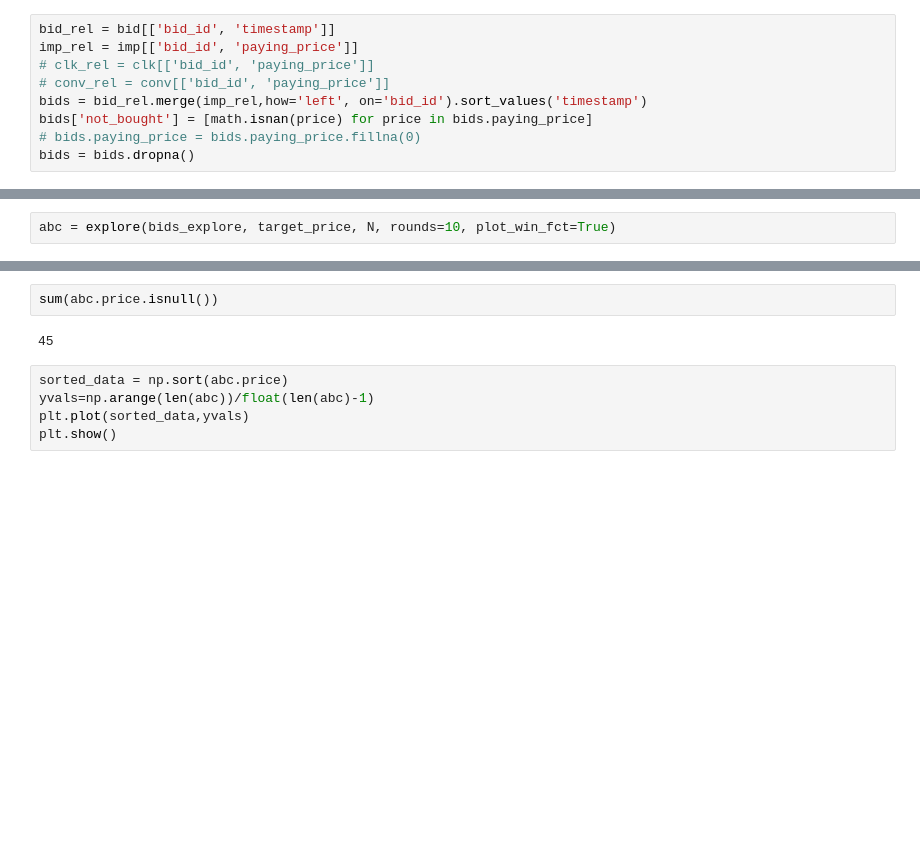
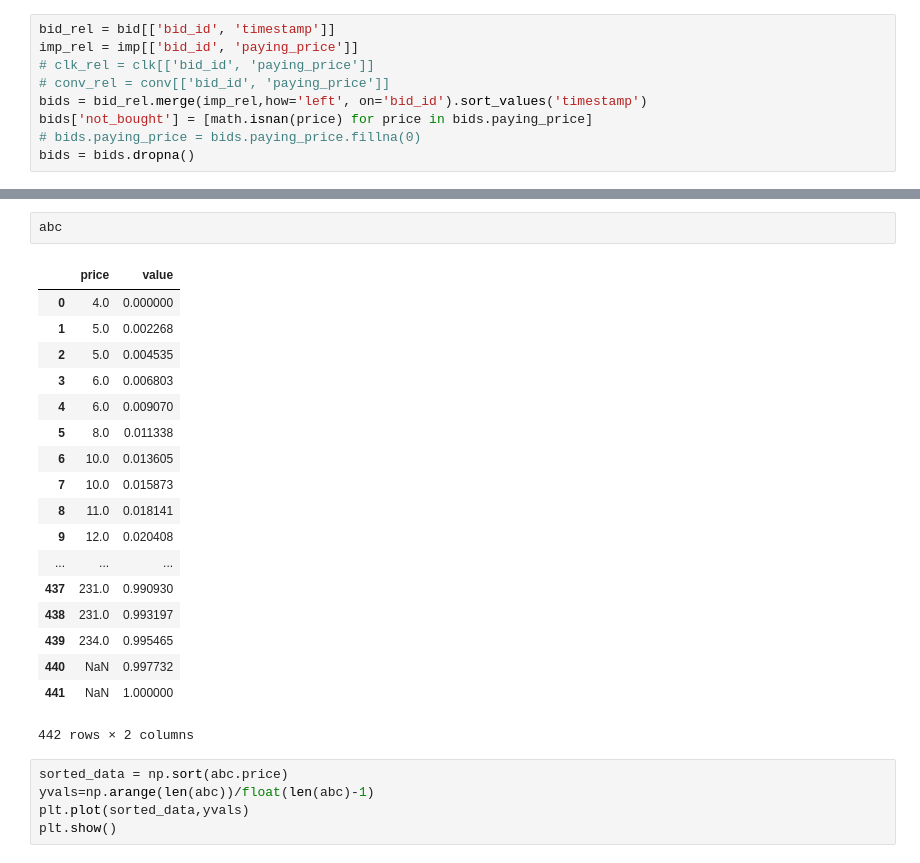
Before and after one commit to kasrad/Quant_Marketing_UvA, a Jupyter notebook: Ass_2/Data Exploration - Honza.ipynb, the cells around one changed output, grey strips where cells are left out. Saved outputs shown, nothing was run; the diff lists cells and outputs as text; blank space fills up the shorter version.

```diff
--- a/Ass_2/Data Exploration - Honza.ipynb
+++ b/Ass_2/Data Exploration - Honza.ipynb
@@ -164,2 +160,0 @@ array([   1,    2,    3, ..., 3397, 3398, 3399])
-# %%
-abc = explore(bids_explore, target_price, N, rounds=10, plot_win_fct=True)
@@ -195,7 +183,24 @@ for _ in range(10):
-# %%
-sum(abc.price.isnull())
-# %% [output]
-45
+# %%
+abc
+# %% [output]
+|  | price | value |
+| 0 | 4.0 | 0.000000 |
+| 1 | 5.0 | 0.002268 |
+| 2 | 5.0 | 0.004535 |
+| 3 | 6.0 | 0.006803 |
+| 4 | 6.0 | 0.009070 |
+| 5 | 8.0 | 0.011338 |
+| 6 | 10.0 | 0.013605 |
+| 7 | 10.0 | 0.015873 |
+| 8 | 11.0 | 0.018141 |
+| 9 | 12.0 | 0.020408 |
+| ... | ... | ... |
+| 437 | 231.0 | 0.990930 |
+| 438 | 231.0 | 0.993197 |
+| 439 | 234.0 | 0.995465 |
+| 440 | NaN | 0.997732 |
+| 441 | NaN | 1.000000 |
+442 rows × 2 columns
 # %%
 sorted_data = np.sort(abc.price)
 yvals=np.arange(len(abc))/float(len(abc)-1)
```
Also changed, not shown: parts of 6 cells of this notebook.
